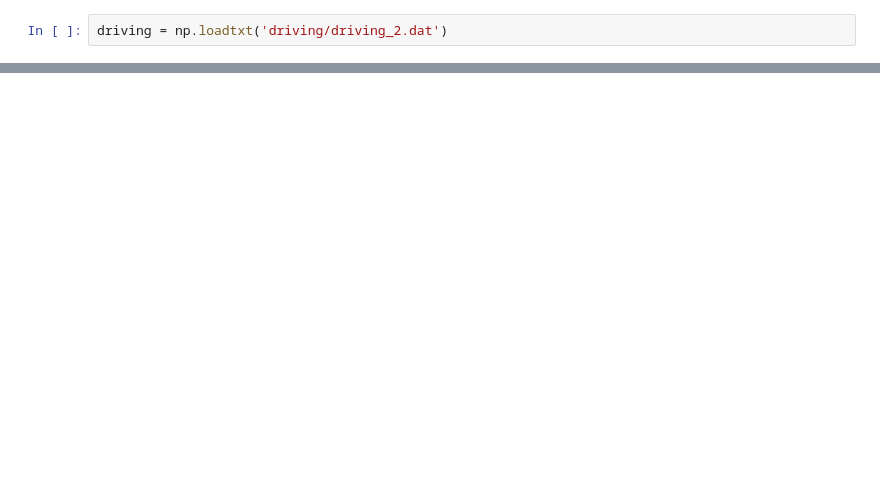
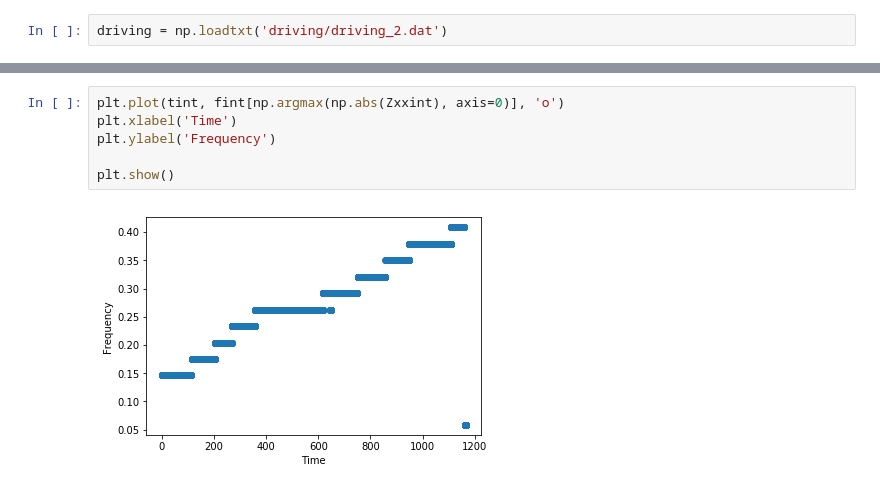
Before and after one commit to balintkaszas/boSchlieren, a Jupyter notebook: 0404.ipynb, the cells around one changed output, grey strips where cells are left out. Drawn from its saved outputs; the diff is of its cells as text; blank space fills up the shorter version.

```diff
--- a/0404.ipynb
+++ b/0404.ipynb
@@ -365,0 +267,8 @@ driving = np.loadtxt('driving/driving_2.dat')
+# %%
+plt.plot(tint, fint[np.argmax(np.abs(Zxxint), axis=0)], 'o')
+plt.xlabel('Time')
+plt.ylabel('Frequency')
+
+plt.show()
+# %% [output]
+[figure, added]
```
Also changed, not shown: parts of 70 cells of this notebook, 1 other file.
